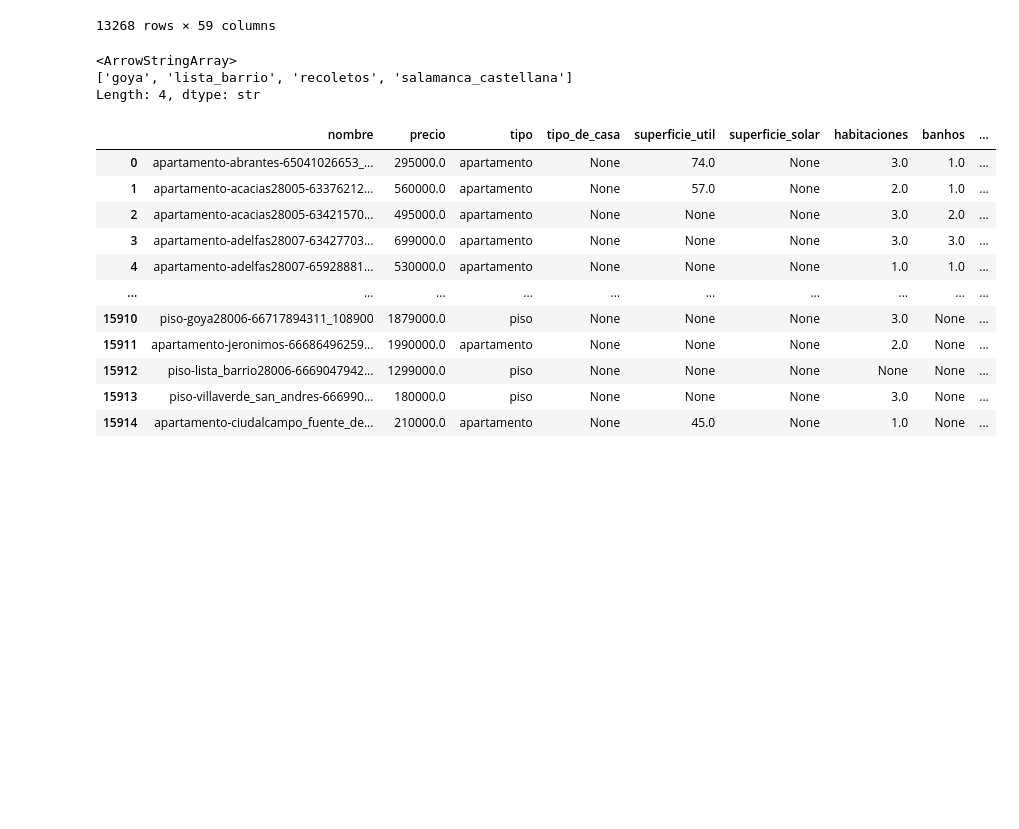
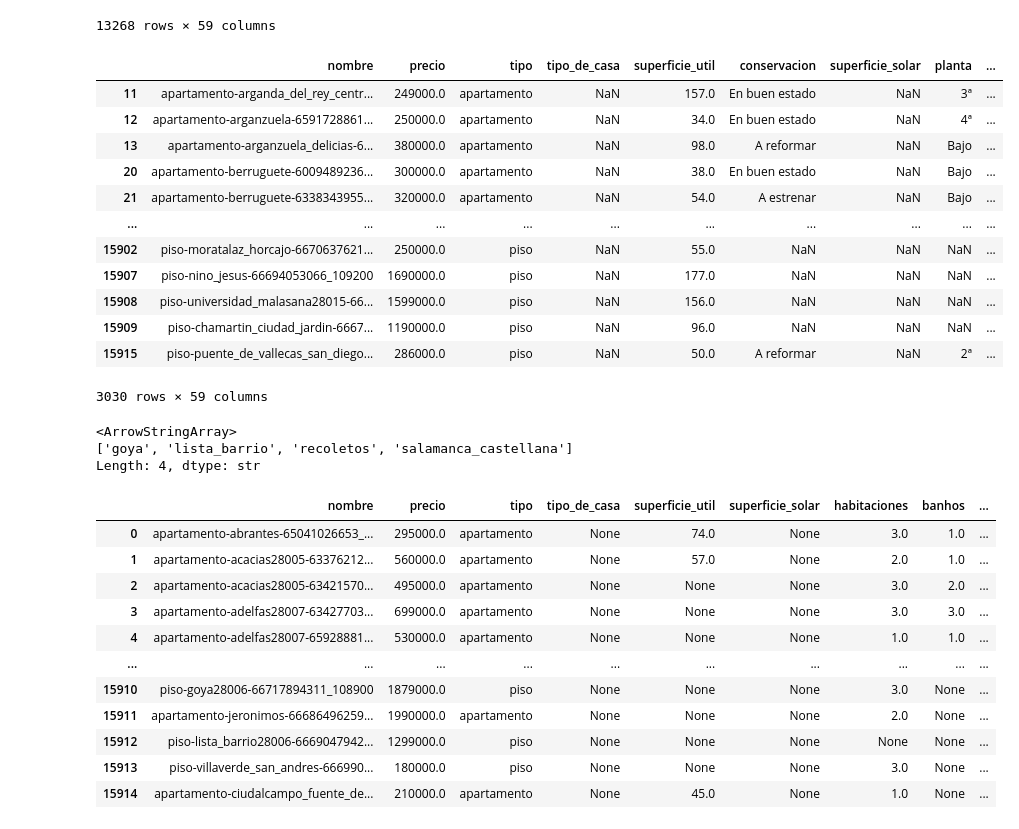
Before and after one commit to LucasDR140603/Proyecto-Pisos, a Jupyter notebook: modelo.ipynb, the cells around one changed output. Drawn from its saved outputs; the diff is of its cells as text; code cells hidden in the pictures; blank space fills up the shorter version.

```diff
--- a/modelo.ipynb
+++ b/modelo.ipynb
@@ -60,6 +60,22 @@ df_reducido
 | 15914 | apartamento-ciudalcampo_fuente_de... | 210000.0 | apartamento | NaN | 45.0 | En buen estado | NaN | 1ª | ... |
 | 15915 | piso-puente_de_vallecas_san_diego... | 286000.0 | piso | NaN | 50.0 | A reformar | NaN | 2ª | ... |
 13268 rows × 59 columns
+# %%
+df_reducido[~df_reducido['consumo'].isna()]
+# %% [output]
+|  | nombre | precio | tipo | tipo_de_casa | superficie_util | conservacion | superficie_solar | planta | ... |
+| 11 | apartamento-arganda_del_rey_centr... | 249000.0 | apartamento | NaN | 157.0 | En buen estado | NaN | 3ª | ... |
+| 12 | apartamento-arganzuela-6591728861... | 250000.0 | apartamento | NaN | 34.0 | En buen estado | NaN | 4ª | ... |
+| 13 | apartamento-arganzuela_delicias-6... | 380000.0 | apartamento | NaN | 98.0 | A reformar | NaN | Bajo | ... |
+| 20 | apartamento-berruguete-6009489236... | 300000.0 | apartamento | NaN | 38.0 | En buen estado | NaN | Bajo | ... |
+| 21 | apartamento-berruguete-6338343955... | 320000.0 | apartamento | NaN | 54.0 | A estrenar | NaN | Bajo | ... |
+| ... | ... | ... | ... | ... | ... | ... | ... | ... | ... |
+| 15902 | piso-moratalaz_horcajo-6670637621... | 250000.0 | piso | NaN | 55.0 | NaN | NaN | NaN | ... |
+| 15907 | piso-nino_jesus-66694053066_109200 | 1690000.0 | piso | NaN | 177.0 | NaN | NaN | NaN | ... |
+| 15908 | piso-universidad_malasana28015-66... | 1599000.0 | piso | NaN | 156.0 | NaN | NaN | NaN | ... |
+| 15909 | piso-chamartin_ciudad_jardin-6667... | 1190000.0 | piso | NaN | 96.0 | NaN | NaN | NaN | ... |
+| 15915 | piso-puente_de_vallecas_san_diego... | 286000.0 | piso | NaN | 50.0 | A reformar | NaN | 2ª | ... |
+3030 rows × 59 columns
 # %%
 (df[df['cp']=='28001']['localidad']).unique()
 # %% [output]
```
Also changed, not shown: 1 other file.
